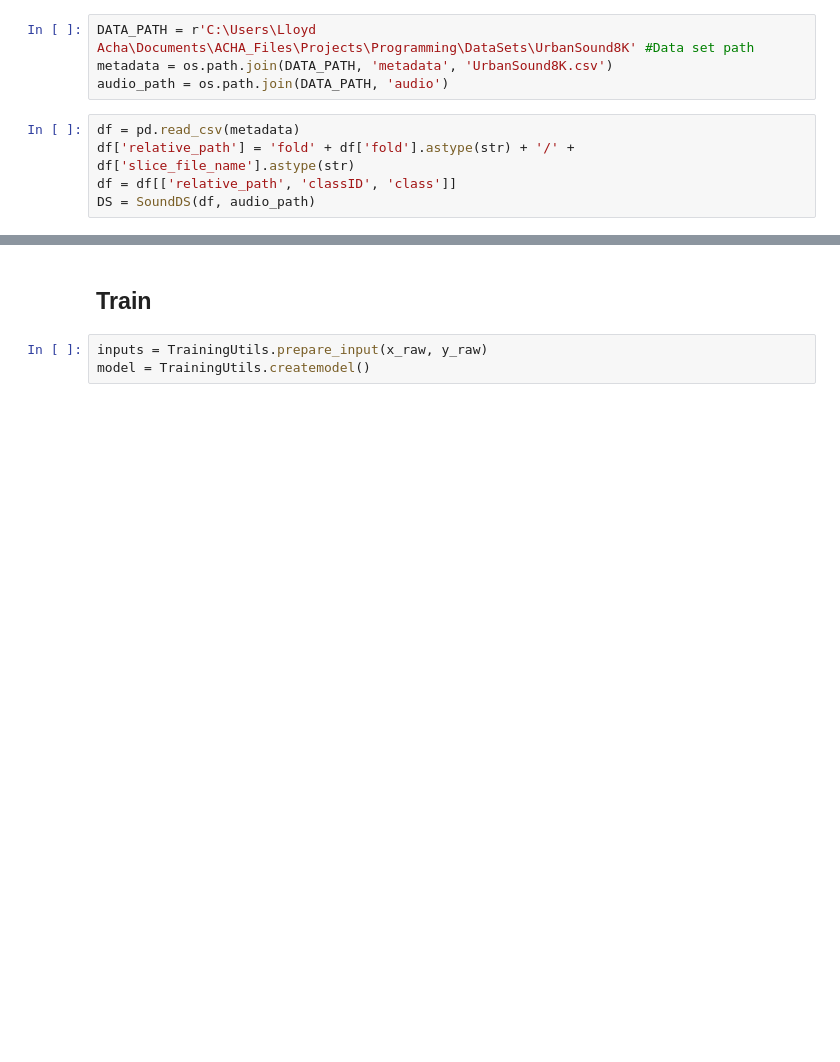
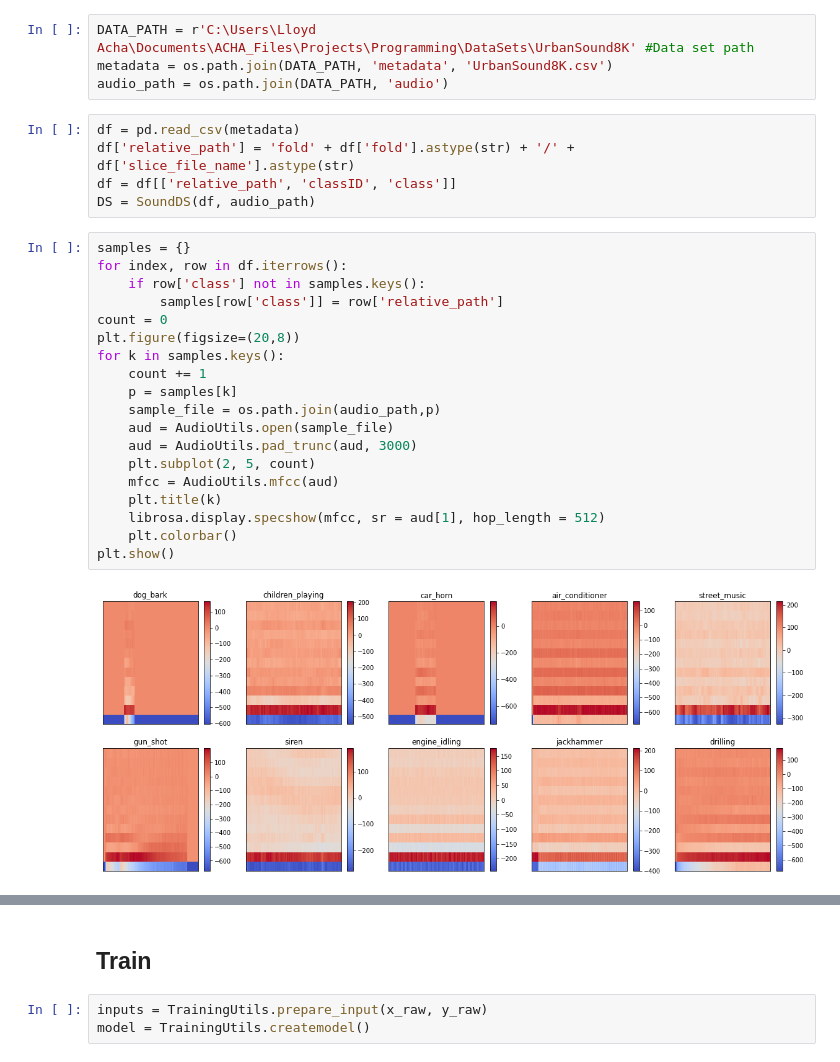
Before and after one commit to lloyd-axe/Environmental-Sounds-Classification, a Jupyter notebook: Classification Tester.ipynb, the cells around one changed output, grey strips where cells are left out. Saved outputs shown, nothing was run; the diff lists cells and outputs as text; blank space fills up the shorter version.

```diff
--- a/Classification Tester.ipynb
+++ b/Classification Tester.ipynb
@@ -19,5 +21,26 @@ df = pd.read_csv(metadata)
 df['relative_path'] = 'fold' + df['fold'].astype(str) + '/' + df['slice_file_name'].astype(str)
 df = df[['relative_path', 'classID', 'class']]
 DS = SoundDS(df, audio_path)
+# %%
+samples = {}
+for index, row in df.iterrows():
+    if row['class'] not in samples.keys():
+        samples[row['class']] = row['relative_path']
+count = 0
+plt.figure(figsize=(20,8))
+for k in samples.keys():
+    count += 1
+    p = samples[k]
+    sample_file = os.path.join(audio_path,p)
+    aud = AudioUtils.open(sample_file)
+    aud = AudioUtils.pad_trunc(aud, 3000)
+    plt.subplot(2, 5, count)
+    mfcc = AudioUtils.mfcc(aud)
+    plt.title(k)
+    librosa.display.specshow(mfcc, sr = aud[1], hop_length = 512)
+    plt.colorbar()
+plt.show()
+# %% [output]
+[figure, added]
 # %%
 x_raw, y_raw = [],[]
```
Also changed, not shown: parts of 9 cells of this notebook, 2 other files.
